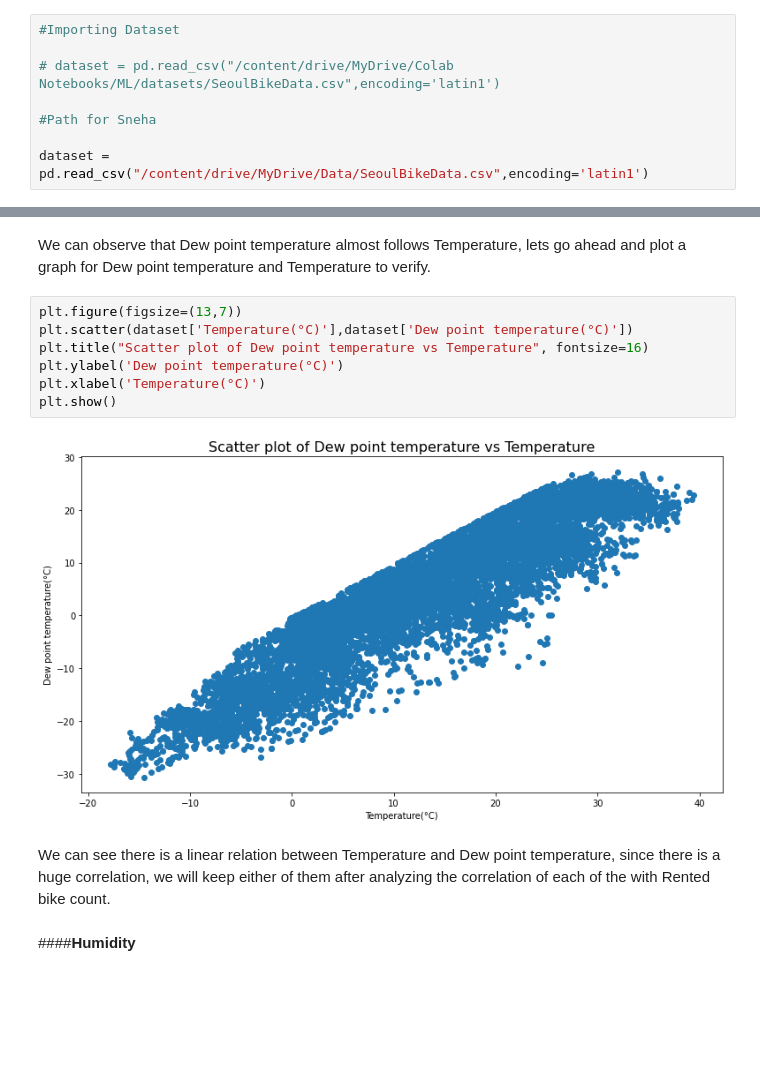
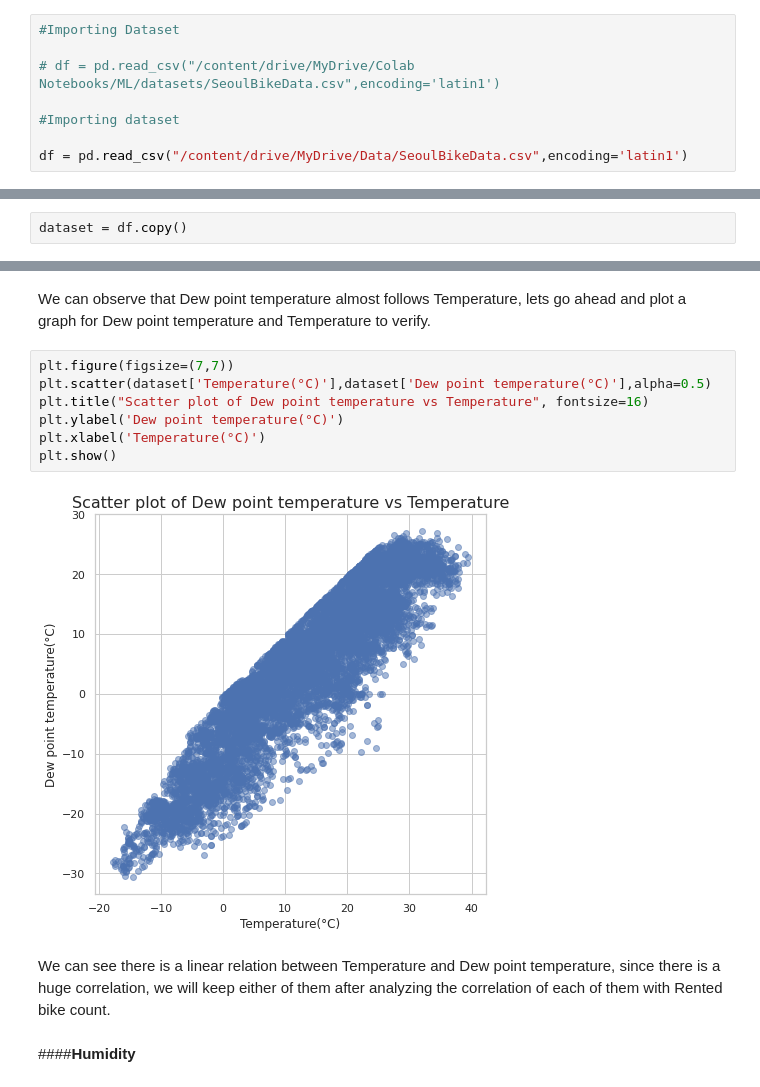
Before and after one commit to snehahampapura/Bike-Sharing-Demand-Prediction, a Jupyter notebook: Bike_Sharing_Demand_Prediction_Capstone_Project.ipynb, the cells around one changed output, grey strips where cells are left out. Drawn from its saved outputs; the diff is of its cells as text; blank space fills up the shorter version.

```diff
--- a/Bike_Sharing_Demand_Prediction_Capstone_Project.ipynb
+++ b/Bike_Sharing_Demand_Prediction_Capstone_Project.ipynb
@@ -56,8 +68,8 @@ Mounted at /content/drive
 # %%
 #Importing Dataset
 
-# dataset = pd.read_csv("/content/drive/MyDrive/Colab Notebooks/ML/datasets/SeoulBikeData.csv",encoding='latin1')
+# df = pd.read_csv("/content/drive/MyDrive/Colab Notebooks/ML/datasets/SeoulBikeData.csv",encoding='latin1')
 
-#Path for Sneha
+#Importing dataset
 
-dataset = pd.read_csv("/content/drive/MyDrive/Data/SeoulBikeData.csv",encoding='latin1')
+df = pd.read_csv("/content/drive/MyDrive/Data/SeoulBikeData.csv",encoding='latin1')
@@ -64,3 +78,5 @@ dataset = pd.read_csv("/content/drive/MyDrive/Data/SeoulBikeData.csv",encoding='
+# %%
+dataset = df.copy()
 # %% [markdown]
 #**Data Exploration**
 # %%
@@ -347,16 +447,16 @@ plt.show()
 # %% [markdown]
 We can observe that Dew point temperature almost follows Temperature, lets go ahead and plot a graph for Dew point temperature and Temperature to verify.
 # %%
-plt.figure(figsize=(13,7))
-plt.scatter(dataset['Temperature(°C)'],dataset['Dew point temperature(°C)'])
+plt.figure(figsize=(7,7))
+plt.scatter(dataset['Temperature(°C)'],dataset['Dew point temperature(°C)'],alpha=0.5)
 plt.title("Scatter plot of Dew point temperature vs Temperature", fontsize=16)
 plt.ylabel('Dew point temperature(°C)')
 plt.xlabel('Temperature(°C)')
 plt.show()
 # %% [output]
-[figure, old version]
+[figure, new version]
 # %% [markdown]
-We can see there is a linear relation between Temperature and Dew point temperature, since there is a huge correlation, we will keep either of them after analyzing the correlation of each of the with Rented bike count.
+We can see there is a linear relation between Temperature and Dew point temperature, since there is a huge correlation, we will keep either of them after analyzing the correlation of each of them with Rented bike count.
 # %% [markdown]
 ####**Humidity**
 # %%
```
Also changed, not shown: parts of 222 cells of this notebook.
